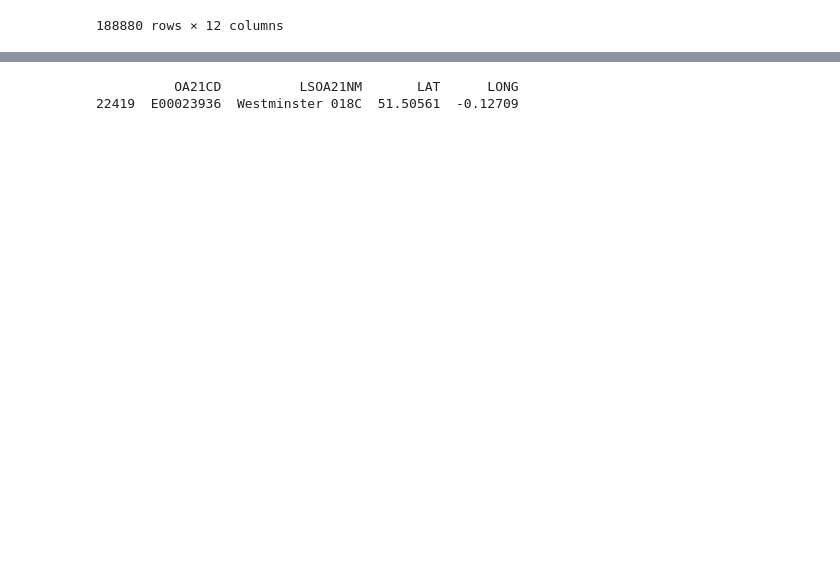
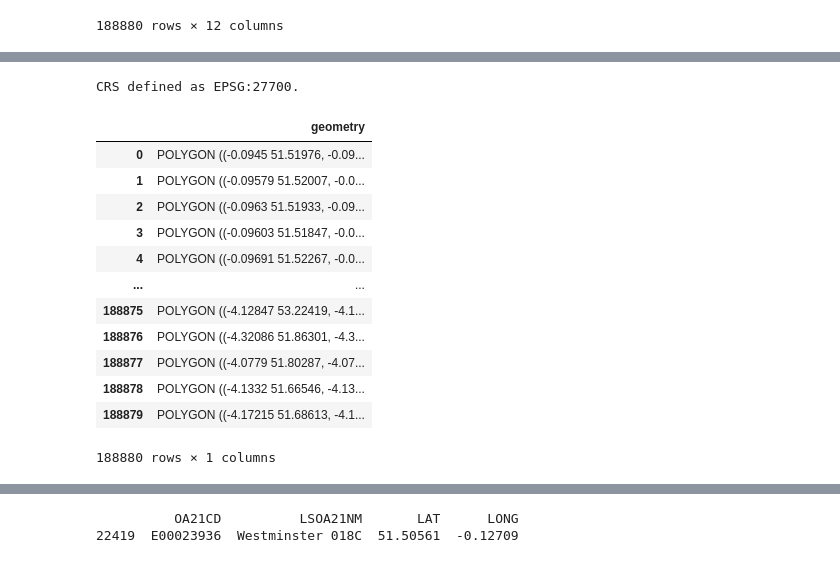
Before and after one commit to Navaneeth2906/nm803_ads_2024, a Jupyter notebook: ads_course_assessment.ipynb, the cells around one changed output, grey strips where cells are left out. Cells and saved outputs as stored; diff of their text form; code cells hidden in the pictures; blank space fills up the shorter version.

```diff
--- a/ads_course_assessment.ipynb
+++ b/ads_course_assessment.ipynb
@@ -349,0 +482,21 @@ gdf
+# %%
+if gdf.crs is None or gdf.crs != 'EPSG:27700':
+    gdf.set_crs(epsg=27700, inplace=True)
+    print("CRS defined as EPSG:27700.")
+gdf = gdf.to_crs(epsg=4326)
+gdf
+# %% [output]
+CRS defined as EPSG:27700.
+|  | geometry |
+| 0 | POLYGON ((-0.0945 51.51976, -0.09... |
+| 1 | POLYGON ((-0.09579 51.52007, -0.0... |
+| 2 | POLYGON ((-0.0963 51.51933, -0.09... |
+| 3 | POLYGON ((-0.09603 51.51847, -0.0... |
+| 4 | POLYGON ((-0.09691 51.52267, -0.0... |
+| ... | ... |
+| 188875 | POLYGON ((-4.12847 53.22419, -4.1... |
+| 188876 | POLYGON ((-4.32086 51.86301, -4.3... |
+| 188877 | POLYGON ((-4.0779 51.80287, -4.07... |
+| 188878 | POLYGON ((-4.1332 51.66546, -4.13... |
+| 188879 | POLYGON ((-4.17215 51.68613, -4.1... |
+188880 rows × 1 columns
```
Also changed, not shown: parts of 23 cells of this notebook.
